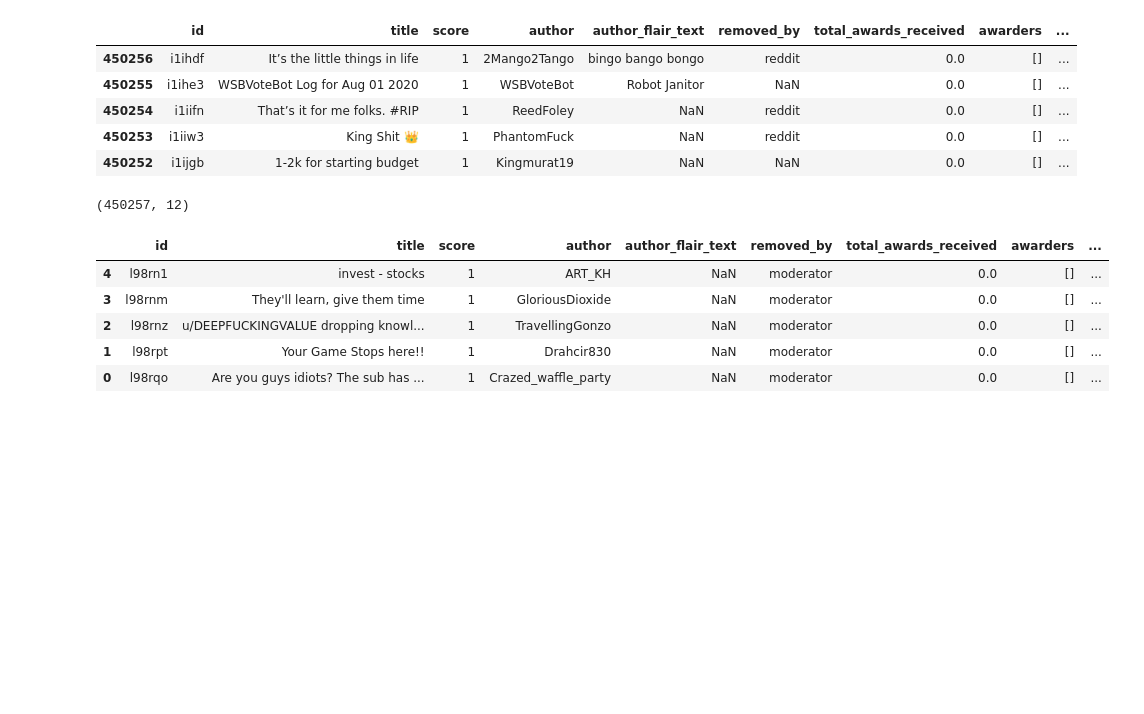
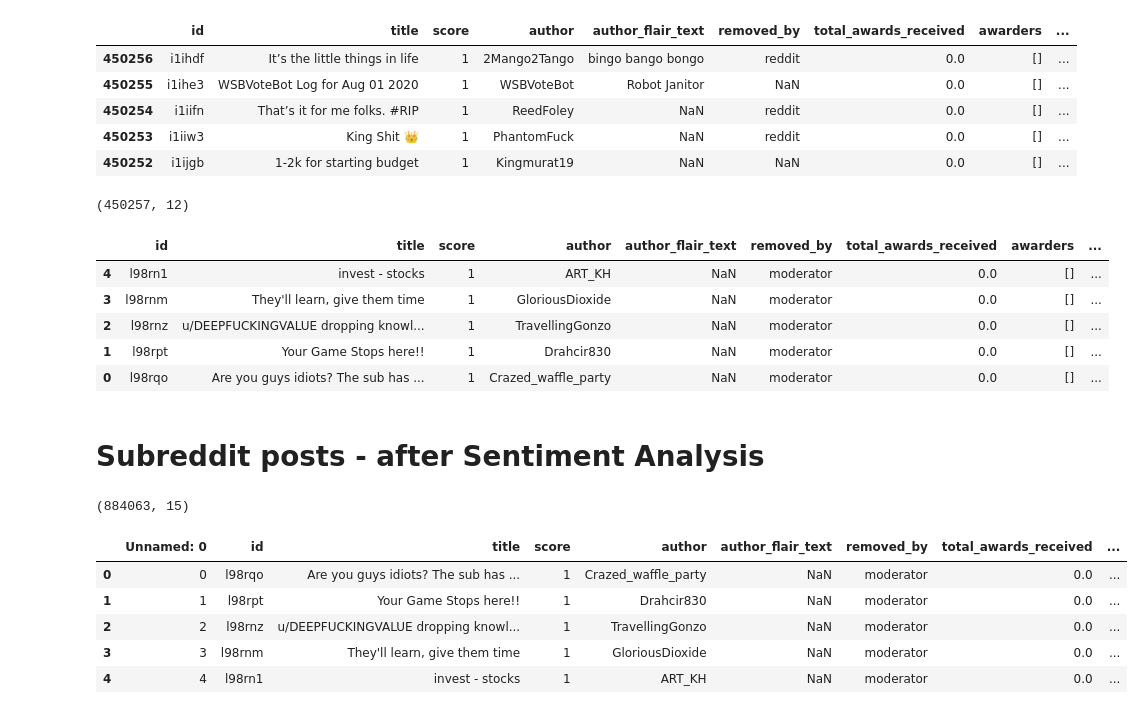
Before and after one commit to lucisaldanha/GME_project, a Jupyter notebook: report.ipynb, the cells around one changed output. Drawn from its saved outputs; the diff is of its cells as text; code cells hidden in the pictures; blank space fills up the shorter version.

```diff
--- a/report.ipynb
+++ b/report.ipynb
@@ -320,0 +317,20 @@ reddit_wsb_aug_jan.tail()
+# %% [markdown]
+# Subreddit posts - after Sentiment Analysis
+# %%
+# WallStreetBets posts with sentiment
+
+reddit_data_sa_filepath = "./reddit_data_sa.csv"
+
+reddit_data_sa = pd.read_csv(reddit_data_sa_filepath)
+reddit_data_sa.shape
+# %% [output]
+(884063, 15)
+# %%
+reddit_data_sa.head()
+# %% [output]
+|  | Unnamed: 0 | id | title | score | author | author_flair_text | removed_by | total_awards_received | ... |
+| 0 | 0 | l98rqo | Are you guys idiots? The sub has ... | 1 | Crazed_waffle_party | NaN | moderator | 0.0 | ... |
+| 1 | 1 | l98rpt | Your Game Stops here!! | 1 | Drahcir830 | NaN | moderator | 0.0 | ... |
+| 2 | 2 | l98rnz | u/DEEPFUCKINGVALUE dropping knowl... | 1 | TravellingGonzo | NaN | moderator | 0.0 | ... |
+| 3 | 3 | l98rnm | They'll learn, give them time | 1 | GloriousDioxide | NaN | moderator | 0.0 | ... |
+| 4 | 4 | l98rn1 | invest - stocks | 1 | ART_KH | NaN | moderator | 0.0 | ... |
```
Also changed, not shown: parts of 19 cells of this notebook.
